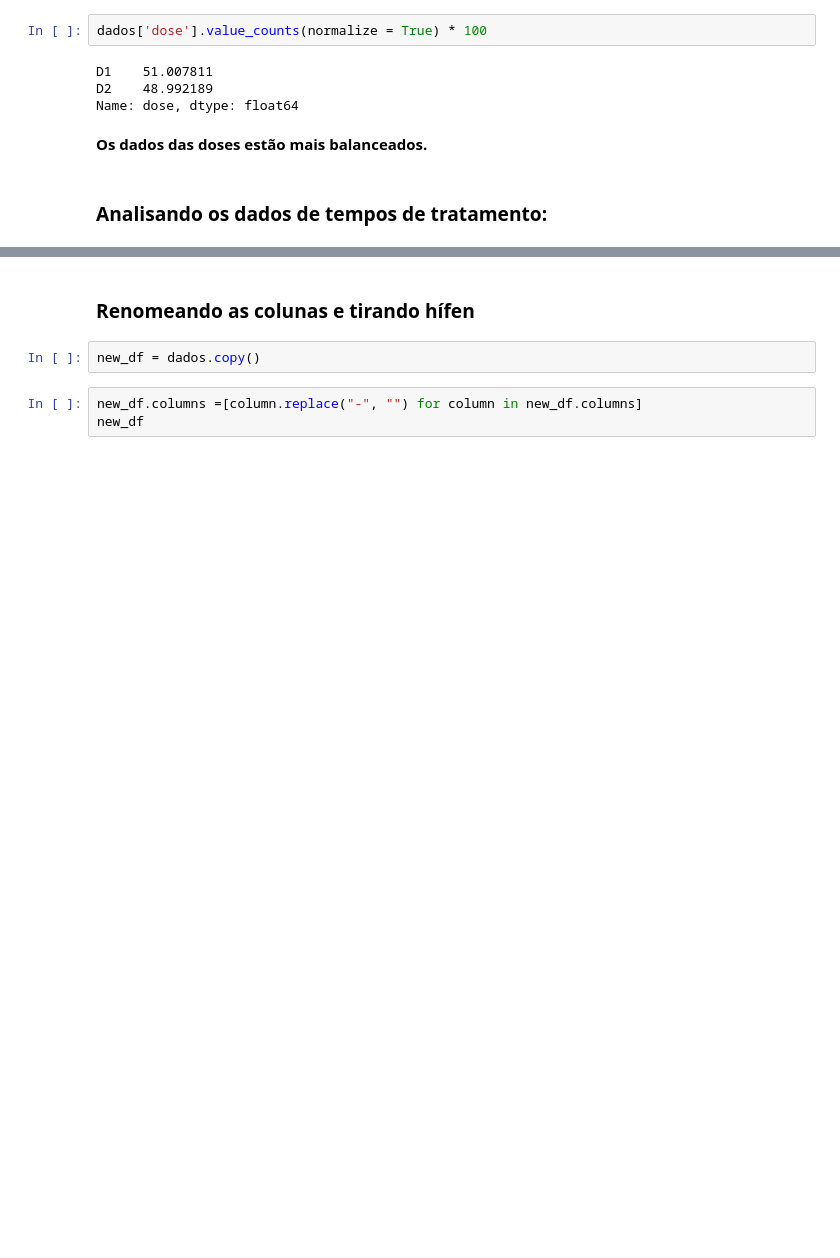
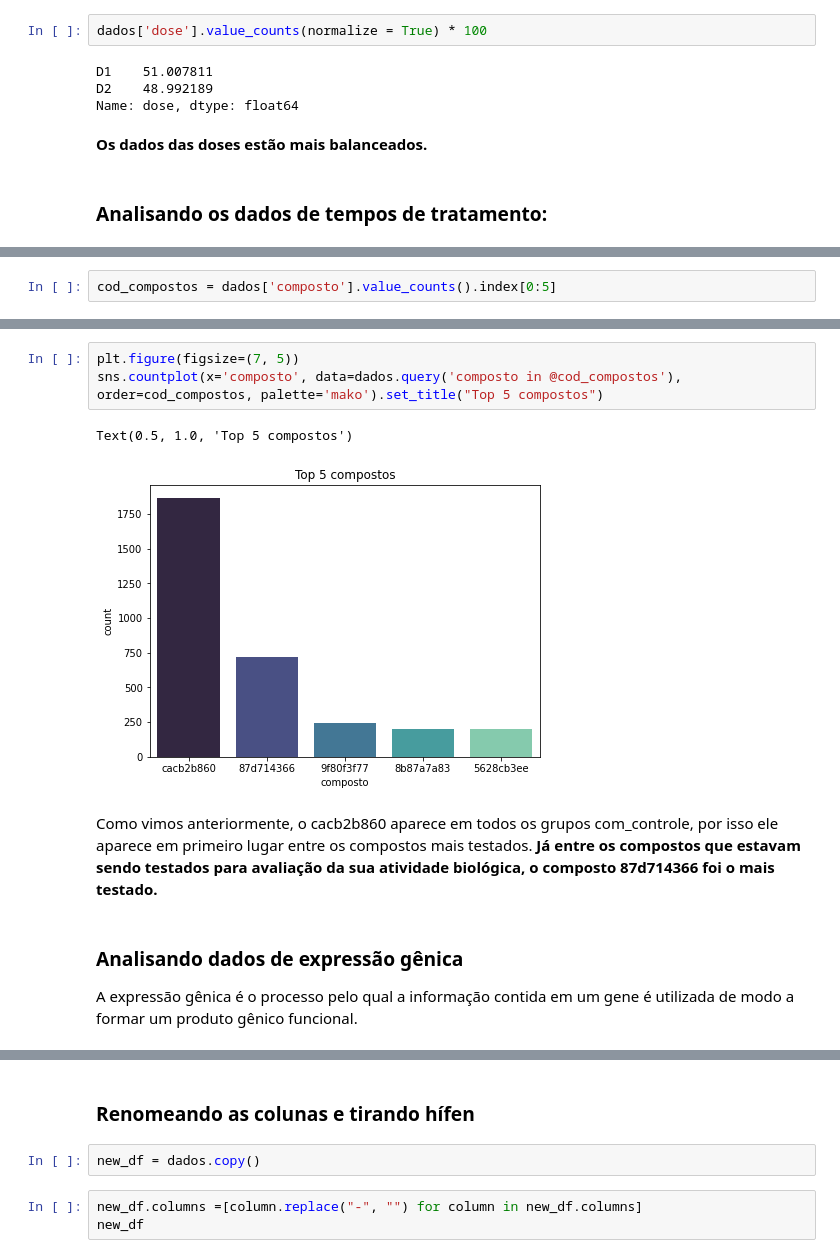
Before and after one commit to mariacmartins/imersaodados_alura, a Jupyter notebook: Imersão_Dados_Alura.ipynb, the cells around one changed output, grey strips where cells are left out. Drawn from its saved outputs; the diff is of its cells as text; blank space fills up the shorter version.

```diff
--- a/Imersão_Dados_Alura.ipynb
+++ b/Imersão_Dados_Alura.ipynb
@@ -158,0 +202,2 @@ Text(0.5, 1.0, 'Tempos de tratamento')
+# %%
+cod_compostos = dados['composto'].value_counts().index[0:5]
@@ -158,0 +220,12 @@ Text(0.5, 1.0, 'Tempos de tratamento')
+# %%
+plt.figure(figsize=(7, 5))
+sns.countplot(x='composto', data=dados.query('composto in @cod_compostos'), order=cod_compostos, palette='mako').set_title("Top 5 compostos")
+# %% [output]
+Text(0.5, 1.0, 'Top 5 compostos')
+[figure, added]
+# %% [markdown]
+Como vimos anteriormente, o cacb2b860 aparece em todos os grupos com_controle, por isso ele aparece em primeiro lugar entre os compostos mais testados. **Já entre os compostos que estavam sendo testados para avaliação da sua atividade biológica, o composto 87d714366 foi o mais testado.**
+# %% [markdown]
+### Analisando dados de **expressão gênica**
+
+A expressão gênica é o processo pelo qual a informação  contida em um gene é utilizada de modo a formar um produto gênico funcional.
```
Also changed, not shown: parts of 35 cells of this notebook.
